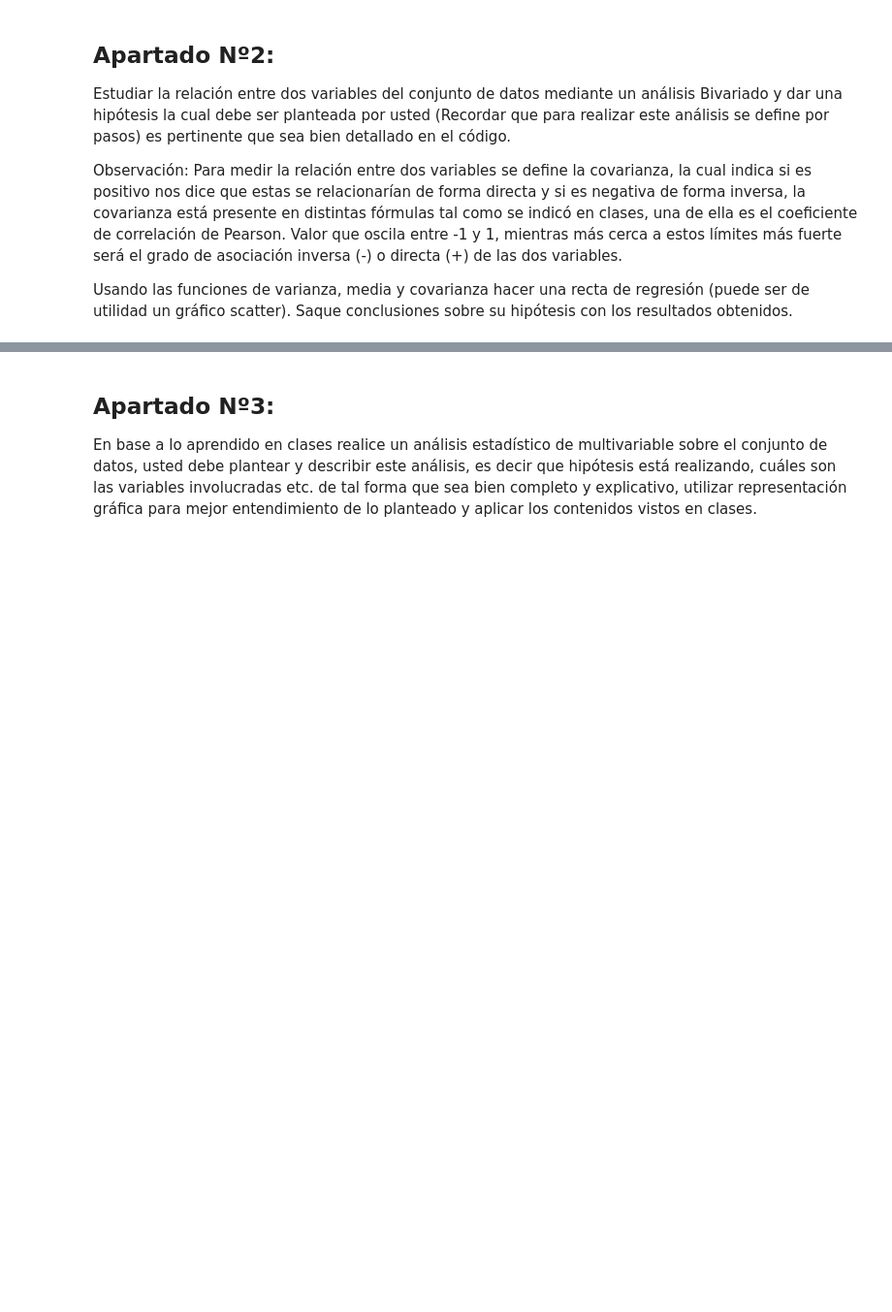
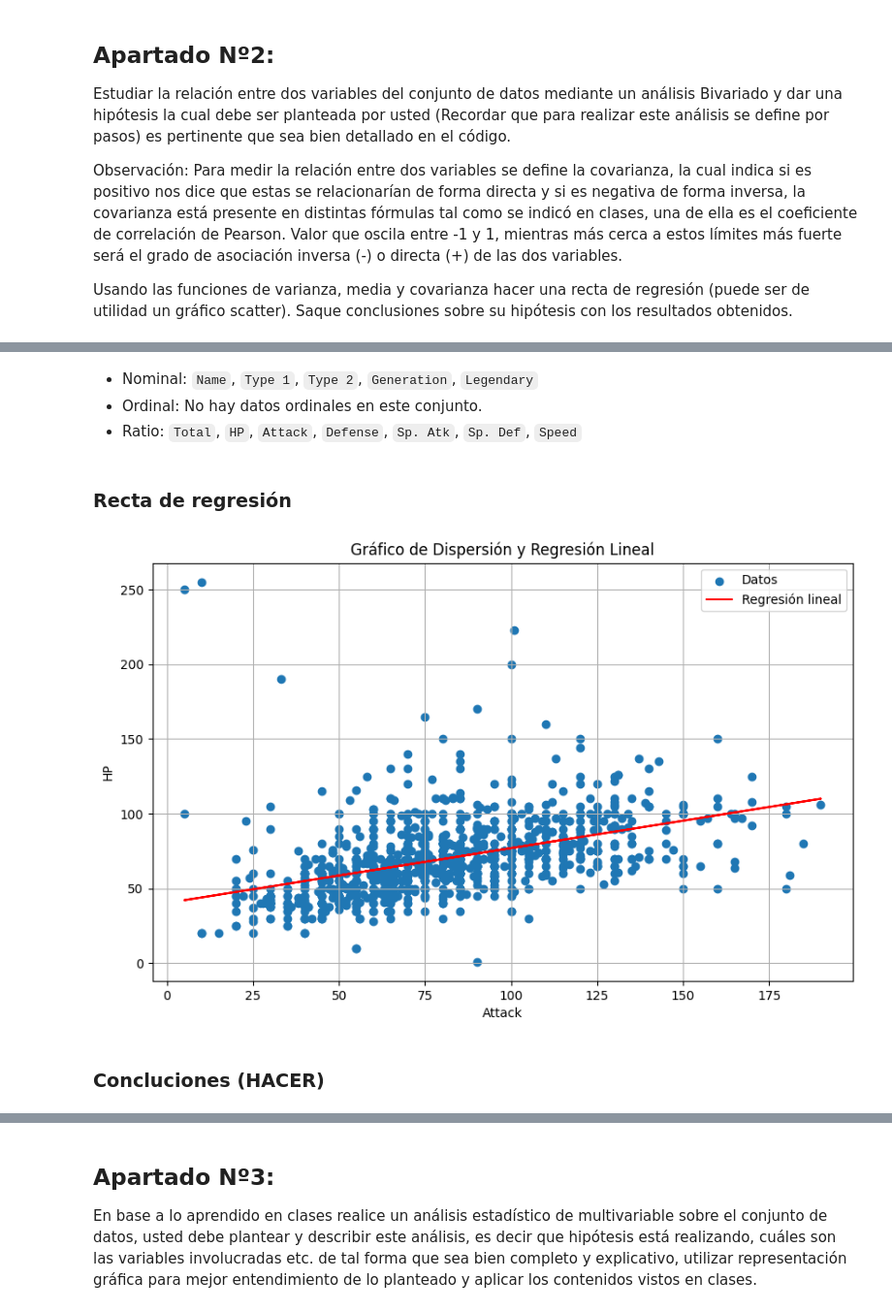
Before and after one commit to IxyzDev/DataInsightHub, a Jupyter notebook: 03-tareas/01-tarea/main.ipynb, the cells around one changed output, grey strips where cells are left out. Shown: that part at 97% size. Cells and saved outputs as stored; diff of their text form; code cells hidden in the pictures; blank space fills up the shorter version.

```diff
--- a/03-tareas/01-tarea/main.ipynb
+++ b/03-tareas/01-tarea/main.ipynb
@@ -272,0 +385,39 @@ utilidad un gráfico scatter). Saque conclusiones sobre su hipótesis con los re
+# %% [markdown]
+- Nominal: `Name`, `Type 1`, `Type 2`, `Generation`, `Legendary`
+- Ordinal: No hay datos ordinales en este conjunto.
+- Ratio: `Total`, `HP`, `Attack`, `Defense`, `Sp. Atk`, `Sp. Def`, `Speed`
+# %% [markdown]
+### Recta de regresión
+# %%
+# Calcular medias y varianzas
+mean_attack = pokemon_data["Attack"].mean()
+mean_hp = pokemon_data["HP"].mean()
+
+var_attack = pokemon_data["Attack"].var()
+var_hp = pokemon_data["HP"].var()
+
+# Calcular la covarianza
+covariance = pokemon_data["Attack"].cov(pokemon_data["HP"])
+# %%
+# Calcular la pendiente (coeficiente beta) y la ordenada al origen (coeficiente alpha) de la regresión lineal
+beta = covariance / var_attack
+alpha = mean_hp - beta * mean_attack
+
+# Crear la recta de regresión
+x_values = pokemon_data["Attack"]
+regression_line = alpha + beta * x_values
+# %%
+# Crear el gráfico de dispersión y la recta de regresión
+plt.figure(figsize=(10,6))
+plt.scatter(pokemon_data["Attack"], pokemon_data["HP"], label="Datos")
+plt.plot(x_values, regression_line, color='red', label="Regresión lineal")
+plt.xlabel("Attack")
+plt.ylabel("HP")
+plt.legend()
+plt.grid(True)
+plt.title("Gráfico de Dispersión y Regresión Lineal")
+plt.show()
+# %% [output]
+[figure, added]
+# %% [markdown]
+### Concluciones (HACER)
```
Also changed, not shown: parts of 18 cells of this notebook.
